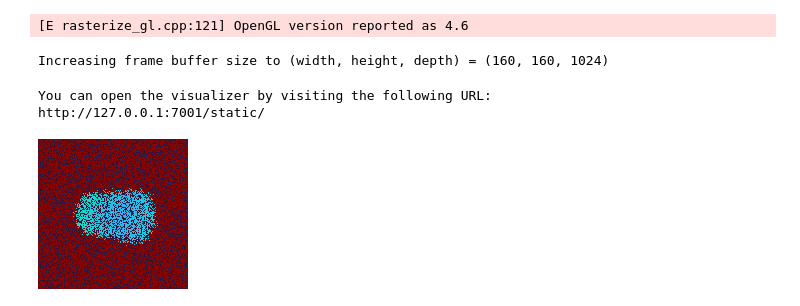
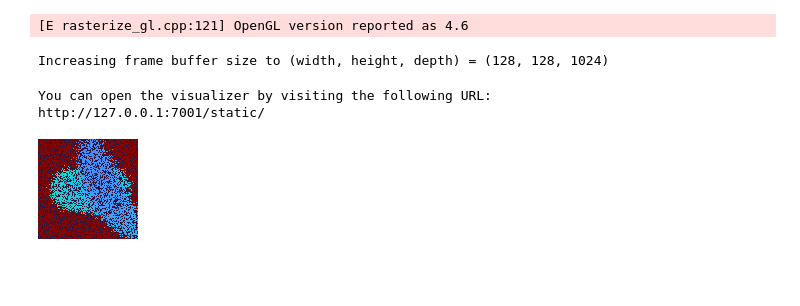
Before and after one commit to probcomp/bayes3d, a Jupyter notebook: experiments/p_outlier_posterior/r_per_object.ipynb, the cells around one changed output. Saved outputs shown, nothing was run; the diff lists cells and outputs as text; code cells hidden in the pictures; blank space fills up the shorter version.

```diff
--- a/experiments/p_outlier_posterior/r_per_object.ipynb
+++ b/experiments/p_outlier_posterior/r_per_object.ipynb
@@ -10,10 +10,10 @@ import numpy as np
 import matplotlib
 
 intrinsics = j.Intrinsics(
-    height=150,
-    width=150,
+    height=100,
+    width=100,
     fx=200.0, fy=200.0,
-    cx=75.0, cy=75.0,
+    cx=50.0, cy=50.0,
     near=0.001, far=1.0
 )
 
@@ -28,7 +28,7 @@ for IDX in range(len(model_names)):
     renderer.add_mesh(mesh, scaling_factor=1.0/1000.0)
 # %% [output]
 [E rasterize_gl.cpp:121] OpenGL version reported as 4.6
-Increasing frame buffer size to (width, height, depth) = (160, 160, 1024)
+Increasing frame buffer size to (width, height, depth) = (128, 128, 1024)
 # %%
 j.meshcat.setup_visualizer()
 # %% [output]
@@ -83,44 +83,44 @@ object_pose = j.distributions.gaussian_vmf_sample(
 object_pose2 = j.distributions.gaussian_vmf_sample(
     jax.random.PRNGKey(2),
     j.t3d.transform_from_pos(
-        jnp.array([0.05, 0.0, 0.2])
+        jnp.array([0.05, 0.0, 0.25])
     ),
     0.001, 0.1
 )
 
 GT_ID = 3
 
 original_observed_depth = renderer.render_multiobject(
     jnp.array([object_pose]),
     [GT_ID]
 )[...,2]
 original_observed_image = j.t3d.unproject_depth(original_observed_depth, intrinsics)
 
-# original_observed_depth = renderer.render_multiobject(
-#     jnp.array([object_pose, object_pose2]),
-#     [GT_ID, 16]
-# )[...,2]
-# original_observed_image = j.t3d.unproject_depth(original_observed_depth, intrinsics)
+original_observed_depth = renderer.render_multiobject(
+    jnp.array([object_pose, object_pose2]),
+    [GT_ID, 9]
+)[...,2]
+original_observed_image = j.t3d.unproject_depth(original_observed_depth, intrinsics)
 
 GT_R = 0.00001
 point_cloud = original_observed_image.reshape(-1,3)
 noise = jax.vmap(
     lambda key: jax.random.multivariate_normal(
         key, jnp.zeros(3), jnp.eye(3) * GT_R
     )
 )(
     jax.random.split(jax.random.PRNGKey(2), point_cloud.shape[0])
 )
 point_cloud_noisy = noise + point_cloud
 # point_cloud_noisy = point_cloud
 observed_image = point_cloud_noisy.reshape(original_observed_image.shape)
 # observed_depth = j.render_point_cloud(point_cloud_noisy, intrinsics)[:,:,2]
 # observed_depth = observed_depth.at[observed_depth < intrinsics.near].set(intrinsics.far)
 # observed_image = j.t3d.unproject_depth_jit(observed_depth, intrinsics)
 observed_image_viz = j.get_depth_image(j.render_point_cloud(point_cloud_noisy, intrinsics)[:,:,2])
 observed_image_viz
 # %% [output]
-[figure, old version]
+[figure, new version]
 # %%
 j.meshcat.clear()
 j.meshcat.show_cloud("1", observed_image.reshape(-1,3))
```
Also changed, not shown: parts of 7 cells of this notebook, 2 other files.
